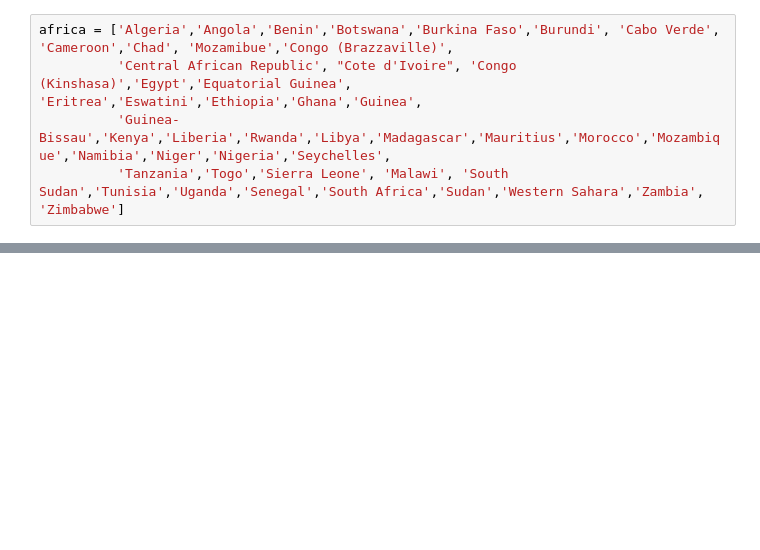
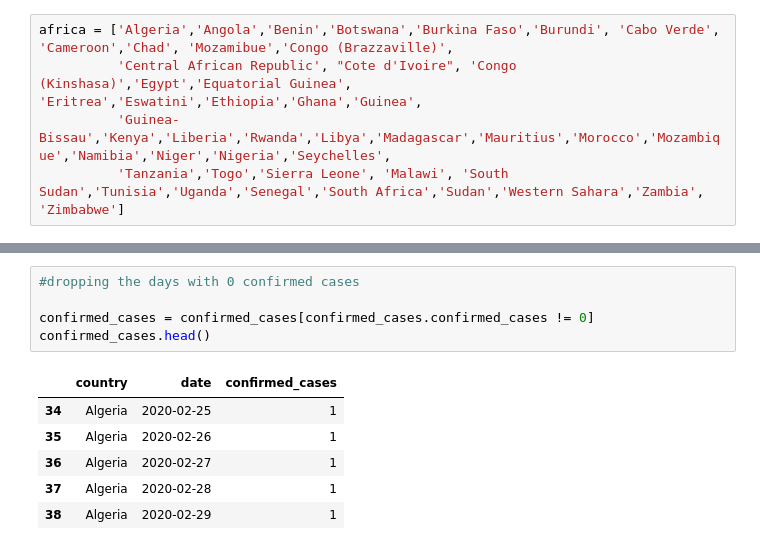
Before and after one commit to Umuzi-org/covid19-analysis, a Jupyter notebook: notebooks/africa_analysis.ipynb, the cells around one changed output, grey strips where cells are left out. Drawn from its saved outputs; the diff is of its cells as text; blank space fills up the shorter version.

```diff
--- a/notebooks/africa_analysis.ipynb
+++ b/notebooks/africa_analysis.ipynb
@@ -60,0 +76,12 @@ df.shape
+# %%
+#dropping the days with 0 confirmed cases
+
+confirmed_cases = confirmed_cases[confirmed_cases.confirmed_cases != 0]
+confirmed_cases.head()
+# %% [output]
+|  | country | date | confirmed_cases |
+| 34 | Algeria | 2020-02-25 | 1 |
+| 35 | Algeria | 2020-02-26 | 1 |
+| 36 | Algeria | 2020-02-27 | 1 |
+| 37 | Algeria | 2020-02-28 | 1 |
+| 38 | Algeria | 2020-02-29 | 1 |
```
Also changed, not shown: parts of 21 cells of this notebook, 2 other files.
